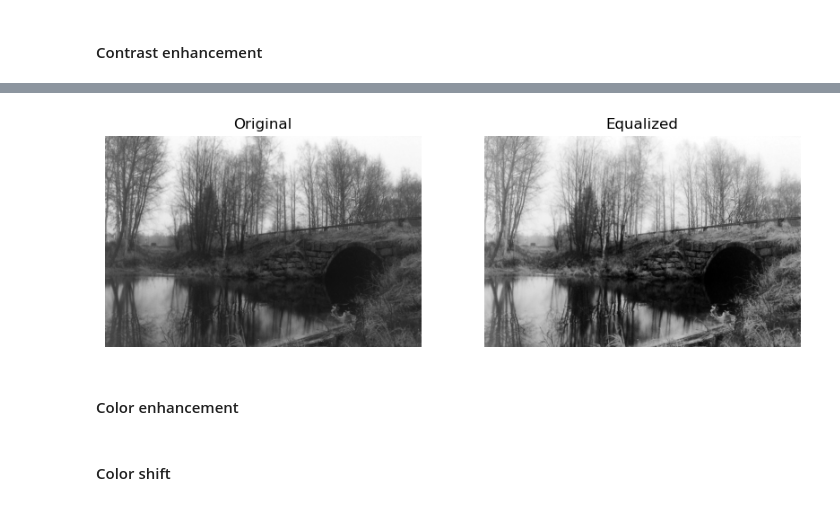
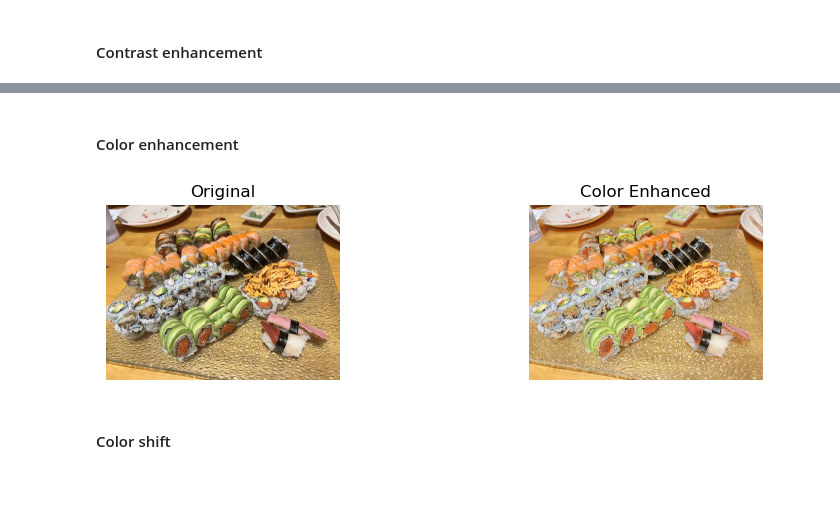
Before and after one commit to DylanBaut/Computational-Photography, a Jupyter notebook: hybrid/Project_1.ipynb, the cells around one changed output, grey strips where cells are left out. Saved outputs shown, nothing was run; the diff lists cells and outputs as text; code cells hidden in the pictures.

```diff
--- a/hybrid/Project_1.ipynb
+++ b/hybrid/Project_1.ipynb
@@ -185,32 +183,34 @@ image_eq = enhance_contrast(contrast_file, False)
-# %%
-
-contrast_file2 = './woods.png'
-image_eq = enhance_contrast(contrast_file2, True)
-# %% [output]
-[figure, removed]
 # %% [markdown]
 #### Color enhancement
 # %%
 def enhance_color(image_base, factor):
-    image = cv2.imread(image_base)
+    image = cv2.imread(image_base, cv2.IMREAD_COLOR)
     im_HSV = cv2.cvtColor(image,cv2.COLOR_BGR2HSV)
-
-    im_b = im_HSV[:,:,1]
-    mask = im_b*factor <= 255
-    im_b[mask] = im_b[mask]*factor
-
-    im_HSV= cv2.cvtColor(im_HSV,cv2.COLOR_HSV2BGR)
+    im_temp = cv2.cvtColor(im_HSV,cv2.COLOR_HSV2RGB)
 
     fig = plt.figure(figsize=(10, 5))
     ax1 = fig.add_subplot(2, 2, 1)
     ax1.axis("off")
     ax1.title.set_text('Original')
+    ax1.imshow(im_temp, cmap=None)
+
+    im_b = im_HSV[:,:,2]
+    mask = im_b*factor <= 255
+    im_b[mask] = im_b[mask]*factor
+
+    im_HSV= cv2.cvtColor(im_HSV,cv2.COLOR_HSV2RGB)
+
+
     ax2 = fig.add_subplot(2, 2, 2)
     ax2.axis("off")
     ax2.title.set_text("Color Enhanced")
-    ax1.imshow(image, cmap=None)
     ax2.imshow(im_HSV, cmap=None)
     plt.savefig('results/color1')
     return im_HSV
+# %%
+color_file = './sushi.jpeg'
+image_col = enhance_color(color_file, 1.8)
+# %% [output]
+[figure, added]
 # %% [markdown]
 #### Color shift
```
Also changed, not shown: parts of 8 cells of this notebook.
